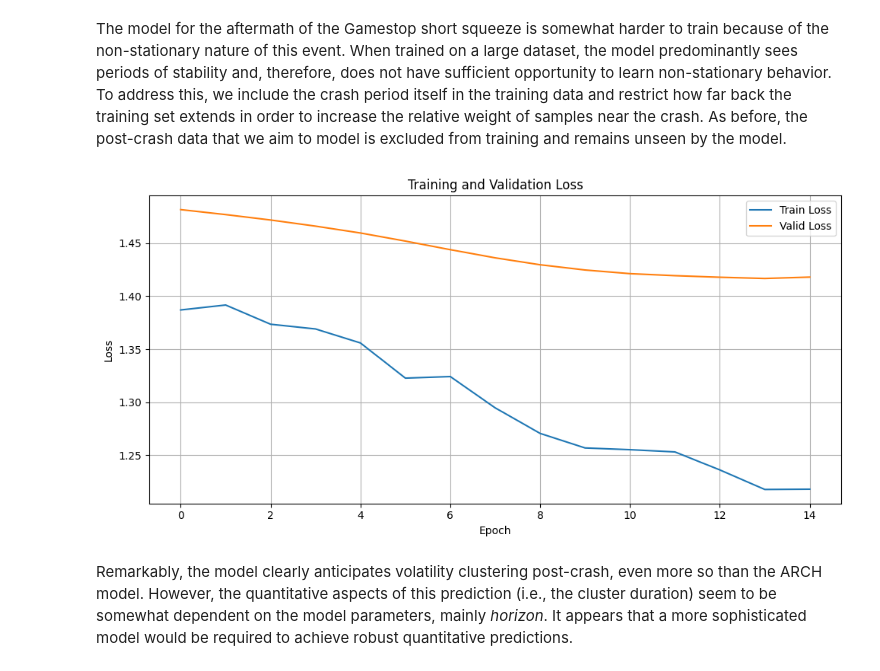
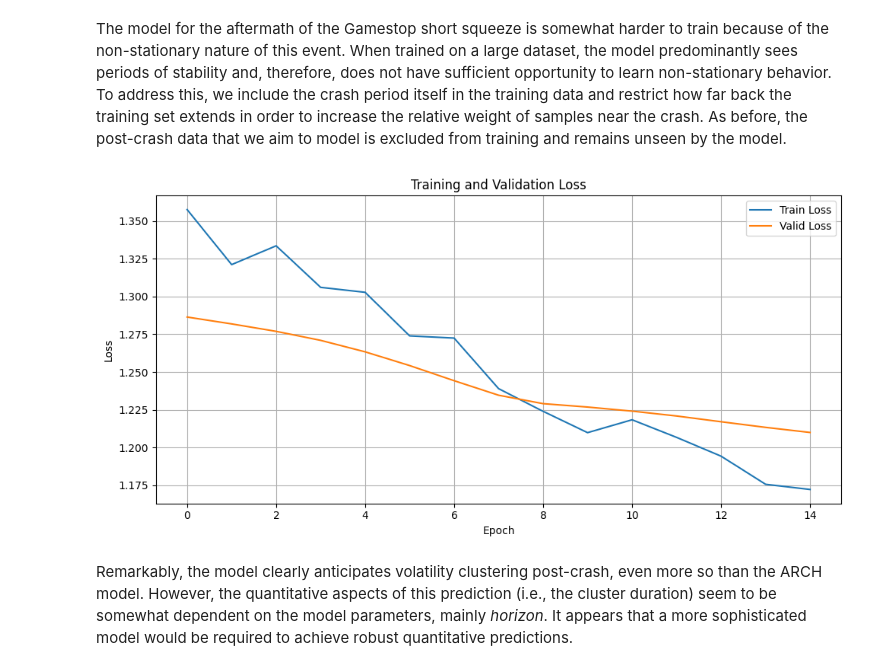
Before and after one commit to AlexanderGTumanov/stock-analyzer, a Jupyter notebook: notebooks/stock_analyzer.ipynb, the cells around one changed output. Drawn from its saved outputs; the diff is of its cells as text; code cells hidden in the pictures.

```diff
--- a/notebooks/stock_analyzer.ipynb
+++ b/notebooks/stock_analyzer.ipynb
@@ -135,15 +169,15 @@ model_arch.plot_series(log_returns_BA_nn.loc['2019-10-01':], arch_BA, horizon =
 # %% [markdown]
 The model for the aftermath of the Gamestop short squeeze is somewhat harder to train because of the non-stationary nature of this event. When trained on a large dataset, the model predominantly sees periods of stability and, therefore, does not have sufficient opportunity to learn non-stationary behavior. To address this, we include the crash period itself in the training data and restrict how far back the training set extends in order to increase the relative weight of samples near the crash. As before, the post-crash data that we aim to model is excluded from training and remains unseen by the model.
 # %%
-window, horizon = 180, 95
+window, horizon = 120, 95
 
 log_returns_GME_nn = log_returns_GME['2018-01-01':'2021-08-30']
-train, valid, scaler = model_pytorch.prepare_dataloaders(log_returns_GME_nn.loc[:'2021-04-19'], window, horizon)
+train, valid, scaler = model_pytorch.prepare_dataloaders(log_returns_GME_nn.loc[:'2021-04-10'], window, horizon)
 model_GME, history = model_pytorch.train_model(train, valid, epochs = 15)
 
 model_pytorch.plot_loss_history(history)
 # %% [output]
-[figure, old version]
+[figure, new version]
 # %% [markdown]
 Remarkably, the model clearly anticipates volatility clustering post-crash, even more so than the ARCH model. However, the quantitative aspects of this prediction (i.e., the cluster duration) seem to be somewhat dependent on the model parameters, mainly *horizon*. It appears that a more sophisticated model would be required to achieve robust quantitative predictions.
 # %%
```
Also changed, not shown: parts of 26 cells of this notebook, 4 other files.
